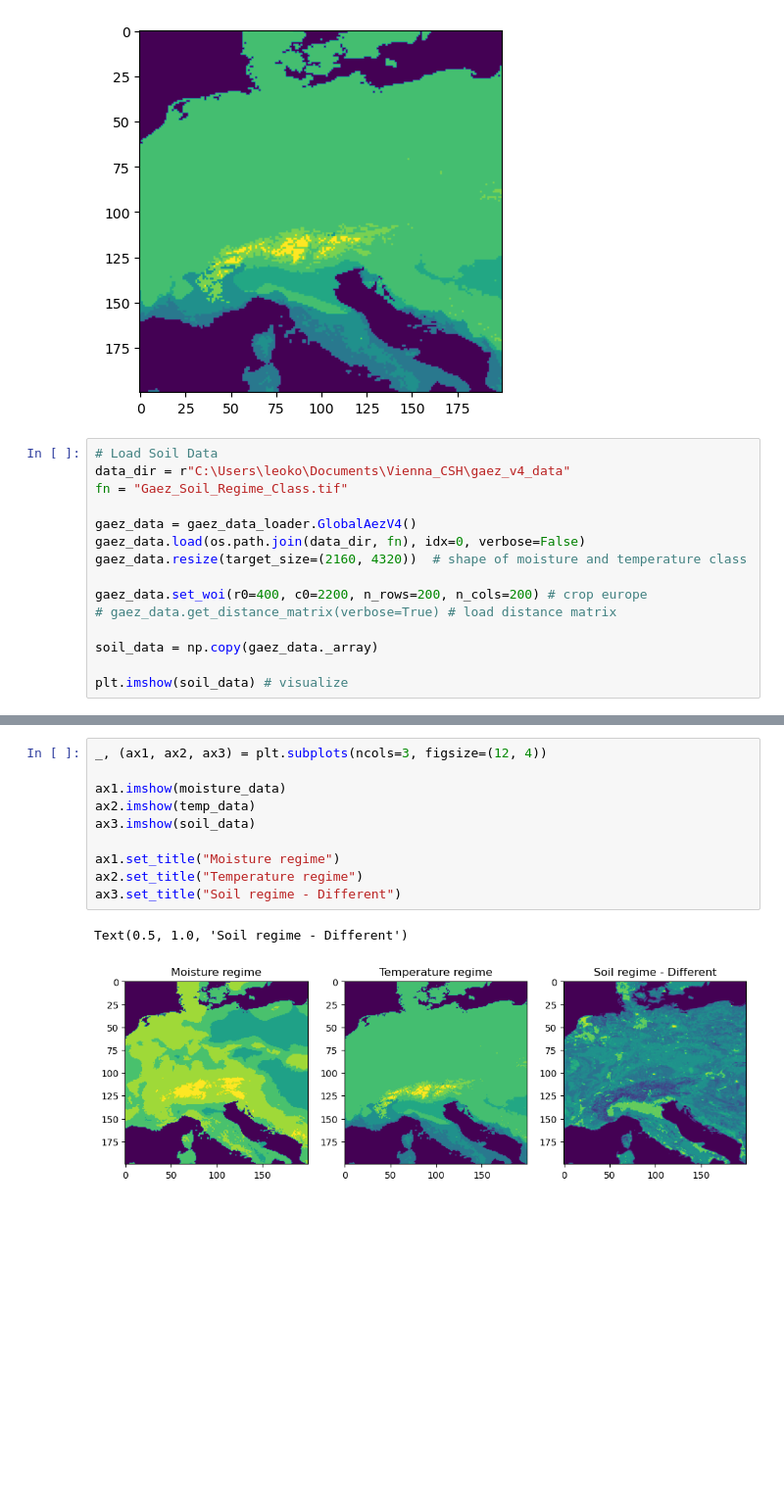
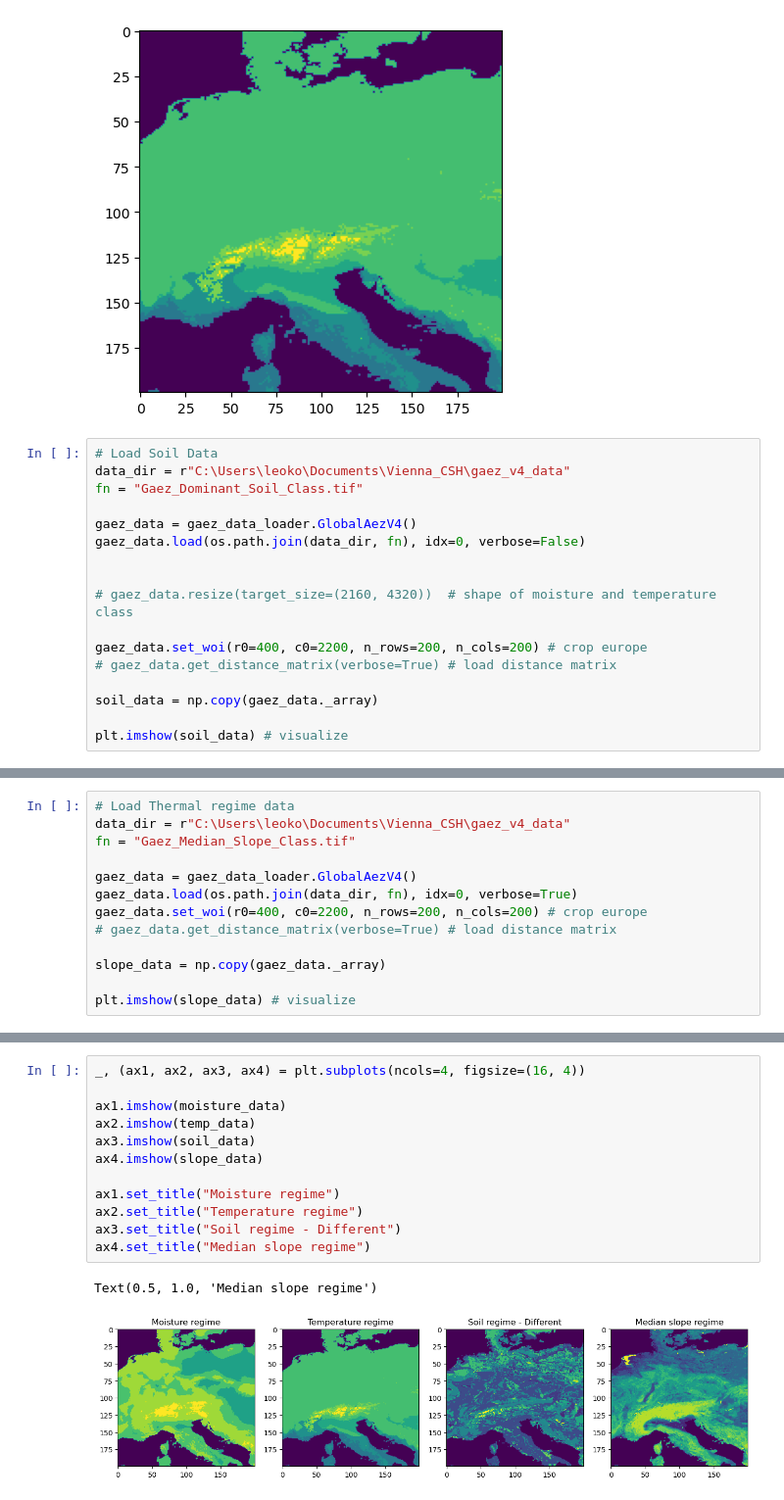
Before and after one commit to LeoKonzett/csh-vienna-abm, a Jupyter notebook: cluster_environment.ipynb, the cells around one changed output, grey strips where cells are left out. Shown at 98% size. Cells and saved outputs as stored; diff of their text form; blank space fills up the shorter version.

```diff
--- a/cluster_environment.ipynb
+++ b/cluster_environment.ipynb
@@ -54,11 +54,13 @@ plt.imshow(temp_data) # visualize
 # %%
 # Load Soil Data
 data_dir = r"C:\Users\leoko\Documents\Vienna_CSH\gaez_v4_data"
-fn = "Gaez_Soil_Regime_Class.tif"
+fn = "Gaez_Dominant_Soil_Class.tif"
 
 gaez_data = gaez_data_loader.GlobalAezV4()
 gaez_data.load(os.path.join(data_dir, fn), idx=0, verbose=False)
-gaez_data.resize(target_size=(2160, 4320))  # shape of moisture and temperature class
+
+
+# gaez_data.resize(target_size=(2160, 4320))  # shape of moisture and temperature class
 
 gaez_data.set_woi(r0=400, c0=2200, n_rows=200, n_cols=200) # crop europe
 # gaez_data.get_distance_matrix(verbose=True) # load distance matrix
@@ -71,0 +74,13 @@ plt.imshow(soil_data) # visualize
+# %%
+# Load Thermal regime data
+data_dir = r"C:\Users\leoko\Documents\Vienna_CSH\gaez_v4_data"
+fn = "Gaez_Median_Slope_Class.tif"
+
+gaez_data = gaez_data_loader.GlobalAezV4()
+gaez_data.load(os.path.join(data_dir, fn), idx=0, verbose=True)
+gaez_data.set_woi(r0=400, c0=2200, n_rows=200, n_cols=200) # crop europe
+# gaez_data.get_distance_matrix(verbose=True) # load distance matrix
+
+slope_data = np.copy(gaez_data._array)
+
+plt.imshow(slope_data) # visualize
@@ -72,13 +95,15 @@ plt.imshow(soil_data) # visualize
 # %%
-_, (ax1, ax2, ax3) = plt.subplots(ncols=3, figsize=(12, 4))
+_, (ax1, ax2, ax3, ax4) = plt.subplots(ncols=4, figsize=(16, 4))
 
 ax1.imshow(moisture_data)
 ax2.imshow(temp_data)
 ax3.imshow(soil_data)
+ax4.imshow(slope_data)
 
 ax1.set_title("Moisture regime")
 ax2.set_title("Temperature regime")
 ax3.set_title("Soil regime - Different")
+ax4.set_title("Median slope regime")
 # %% [output]
-Text(0.5, 1.0, 'Soil regime - Different')
+Text(0.5, 1.0, 'Median slope regime')
-[figure, old version]
+[figure, new version]
```
Also changed, not shown: parts of 2 cells of this notebook.
